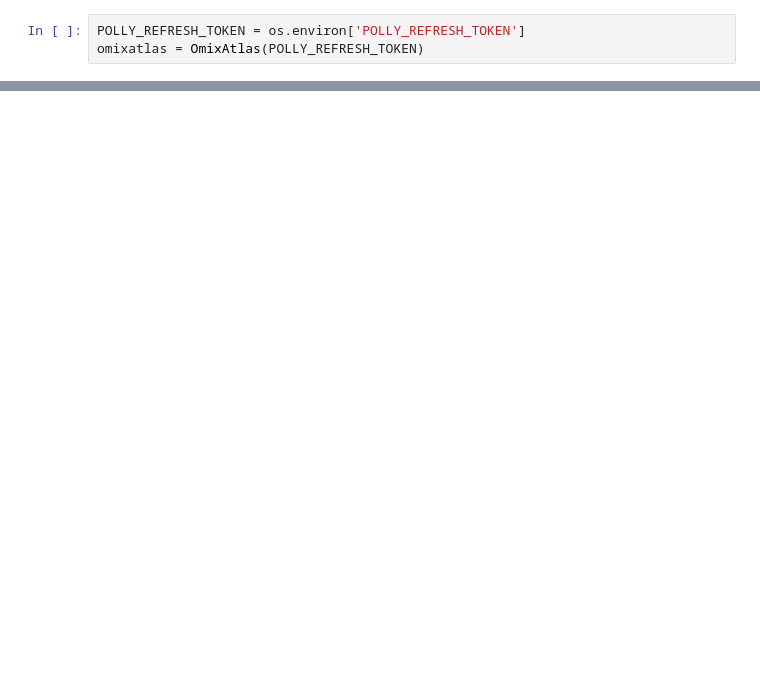
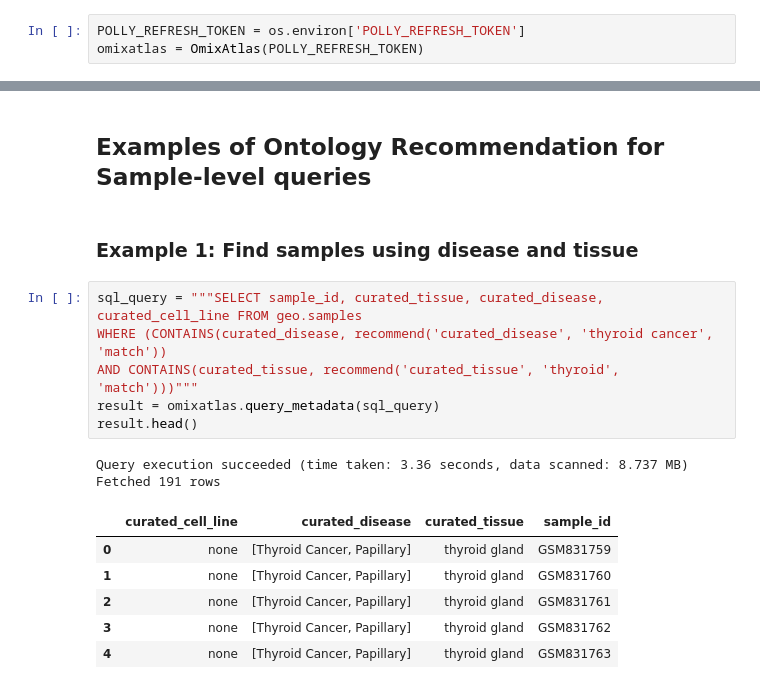
Before and after one commit to ElucidataInc/polly-python, a Jupyter notebook: Discover/ontology_recommendations_disease_tissue.ipynb, the cells around one changed output, grey strips where cells are left out. Cells and saved outputs as stored; diff of their text form; blank space fills up the shorter version.

Commit message:
update ontology recommendation notebook

```diff
--- a/Discover/ontology_recommendations_disease_tissue.ipynb
+++ b/Discover/ontology_recommendations_disease_tissue.ipynb
@@ -278,0 +265,19 @@ Fetched 77 rows
+# %% [markdown]
+## Examples of Ontology Recommendation for Sample-level queries
+# %% [markdown]
+### Example 1: Find samples using disease and tissue
+# %%
+sql_query = """SELECT sample_id, curated_tissue, curated_disease, curated_cell_line FROM geo.samples
+WHERE (CONTAINS(curated_disease, recommend('curated_disease', 'thyroid cancer', 'match'))
+AND CONTAINS(curated_tissue, recommend('curated_tissue', 'thyroid', 'match')))"""
+result = omixatlas.query_metadata(sql_query)
+result.head()
+# %% [output]
+Query execution succeeded (time taken: 3.36 seconds, data scanned: 8.737 MB)
+Fetched 191 rows
+|  | curated_cell_line | curated_disease | curated_tissue | sample_id |
+| 0 | none | [Thyroid Cancer, Papillary] | thyroid gland | GSM831759 |
+| 1 | none | [Thyroid Cancer, Papillary] | thyroid gland | GSM831760 |
+| 2 | none | [Thyroid Cancer, Papillary] | thyroid gland | GSM831761 |
+| 3 | none | [Thyroid Cancer, Papillary] | thyroid gland | GSM831762 |
+| 4 | none | [Thyroid Cancer, Papillary] | thyroid gland | GSM831763 |
```
Also changed, not shown: parts of 57 cells of this notebook.
